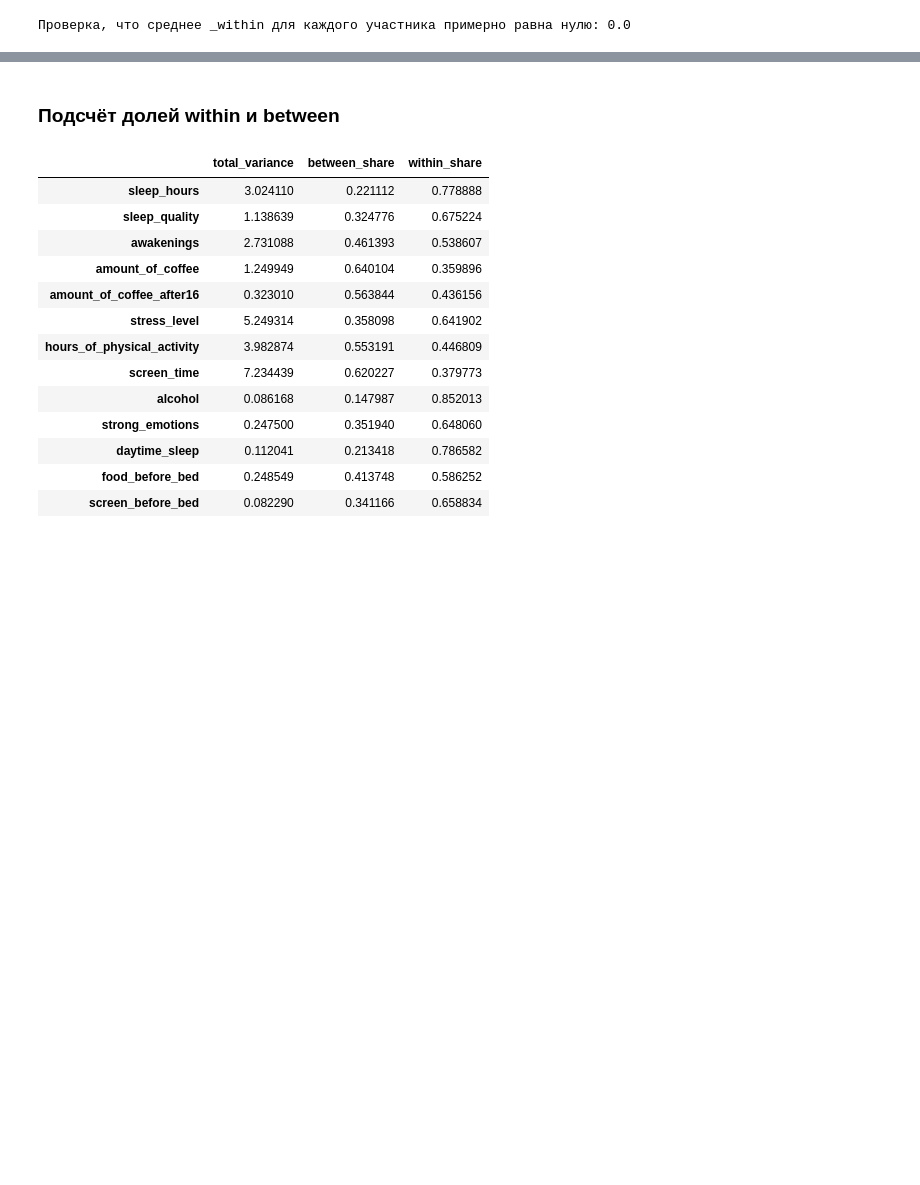
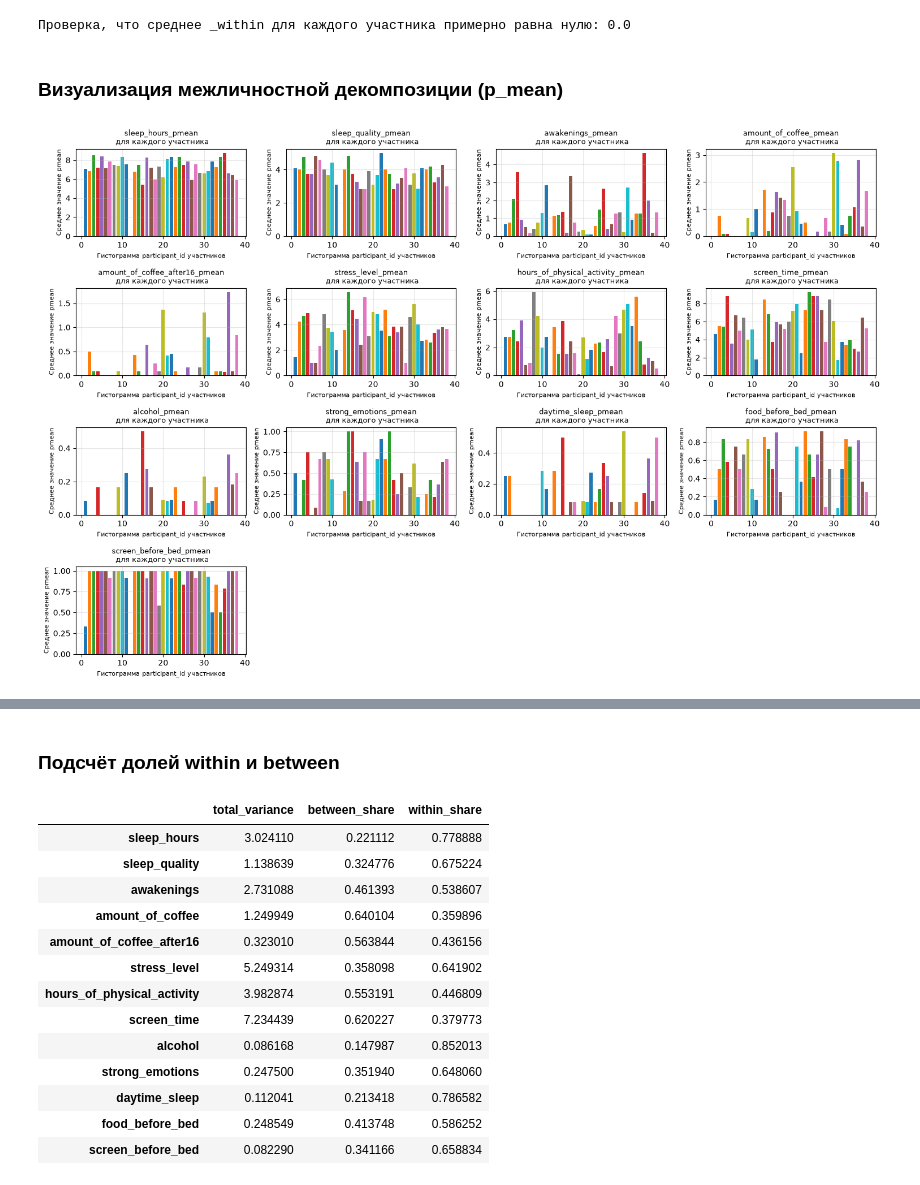
Before and after one commit to EnemyOfDeath7/dream-project, a Jupyter notebook: dream.ipynb, the cells around one changed output, grey strips where cells are left out. Cells and saved outputs as stored; diff of their text form; code cells hidden in the pictures; blank space fills up the shorter version.

```diff
--- a/dream.ipynb
+++ b/dream.ipynb
@@ -864,3 +864,27 @@ between_within
 print(f"Проверка, что среднее _within для каждого участника примерно равна нулю: {between_within.groupby("participant_id")["sleep_hours_within"].mean().sum().round(1)}")
 # %% [output]
 Проверка, что среднее _within для каждого участника примерно равна нулю: 0.0
+# %% [markdown]
+### Визуализация межличностной декомпозиции (p_mean)
+# %%
+between_cols = [col for col in between_within.columns if "_pmean" in col]
+
+fig, axes = plt.subplots(4, 4, figsize=(15, 10))
+
+for ax, col in zip(axes.flatten(), between_cols):
+    for i, group in between_within.groupby(by="participant_id"):
+        ax.bar(i, group[col])
+
+    ax.set_title(f"{col}\n для каждого участника", fontsize=9)
+    ax.set_xlabel("Гистограмма participant_id участников", fontsize=8)
+    ax.set_ylabel("Cреднее значение pmean", fontsize=8)
+
+    ax.grid(True, alpha=0.3)
+
+for ax in axes.flatten()[len(between_cols):]:
+    ax.axis("off")
+
+plt.tight_layout()
+plt.show()
+# %% [output]
+[figure, added]
```
Also changed, not shown: parts of 12 cells of this notebook.
